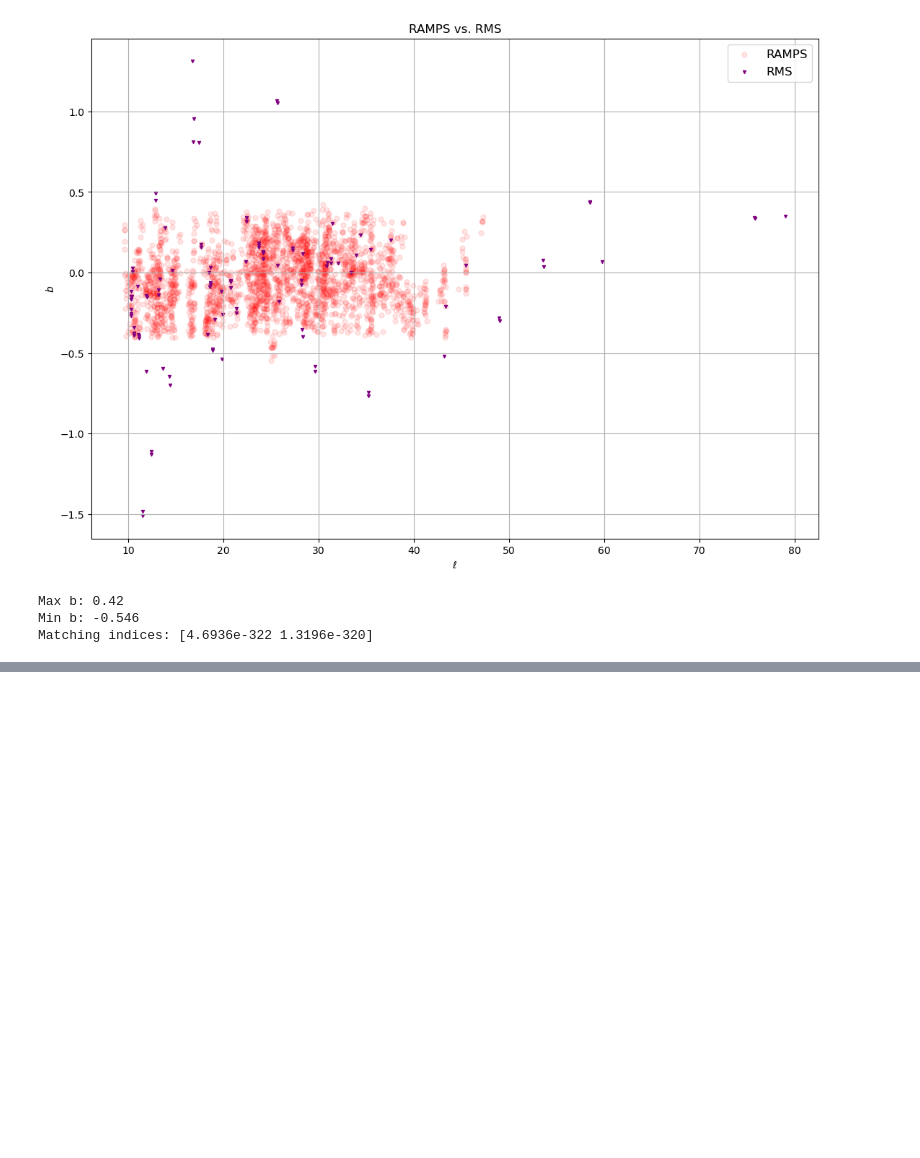
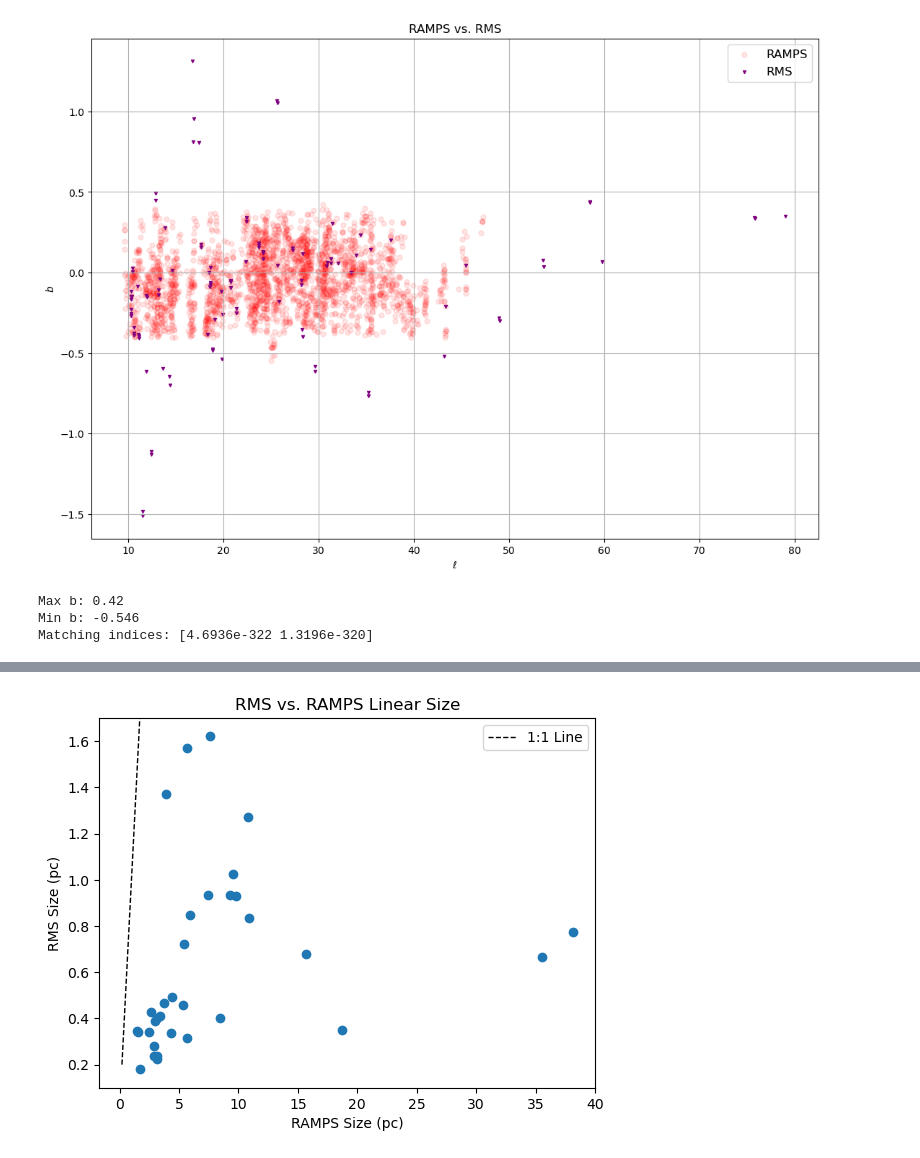
Before and after one commit to harrisonfwest/GBO-REU, a Jupyter notebook: RMS-RAMPS-Crossmatch.ipynb, the cells around one changed output, grey strips where cells are left out. Cells and saved outputs as stored; diff of their text form; code cells hidden in the pictures; blank space fills up the shorter version.

```diff
--- a/RMS-RAMPS-Crossmatch.ipynb
+++ b/RMS-RAMPS-Crossmatch.ipynb
@@ -65,0 +78,11 @@ matching_DF
+# %%
+plt.scatter(matching_DF['RAMPS Size (pc)'], matching_DF['RMS Size (pc)'])
+plt.title('RMS vs. RAMPS Linear Size')
+plt.xlabel('RAMPS Size (pc)')
+plt.ylabel('RMS Size (pc)')
+plt.plot([.2, 35], [.2, 35], color='black', linestyle='--', linewidth=1, label='1:1 Line')
+plt.legend()
+plt.ylim(0.1, 1.7)
+plt.show()
+# %% [output]
+[figure, added]
```
Also changed, not shown: parts of 6 cells of this notebook, 4 other files.
